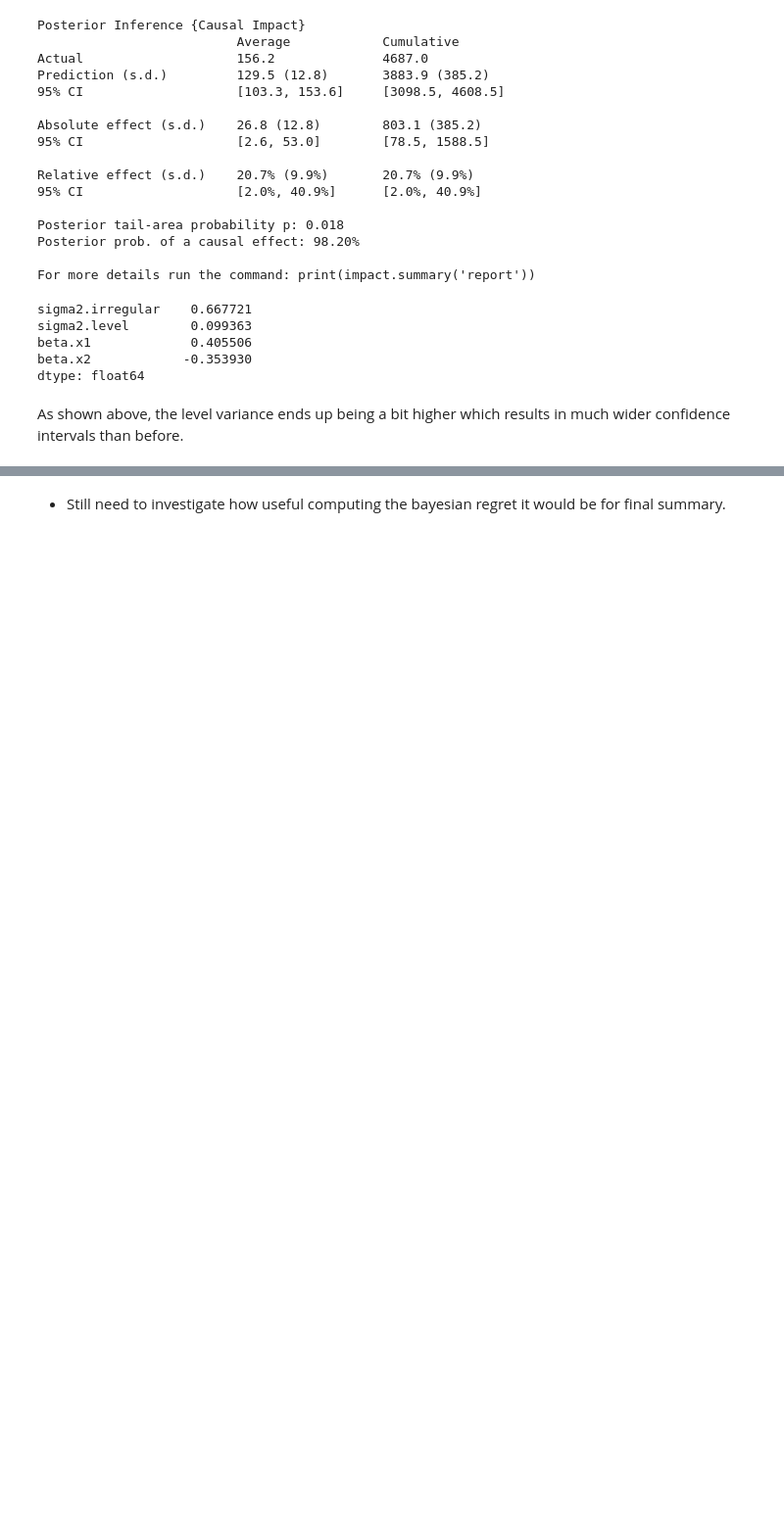
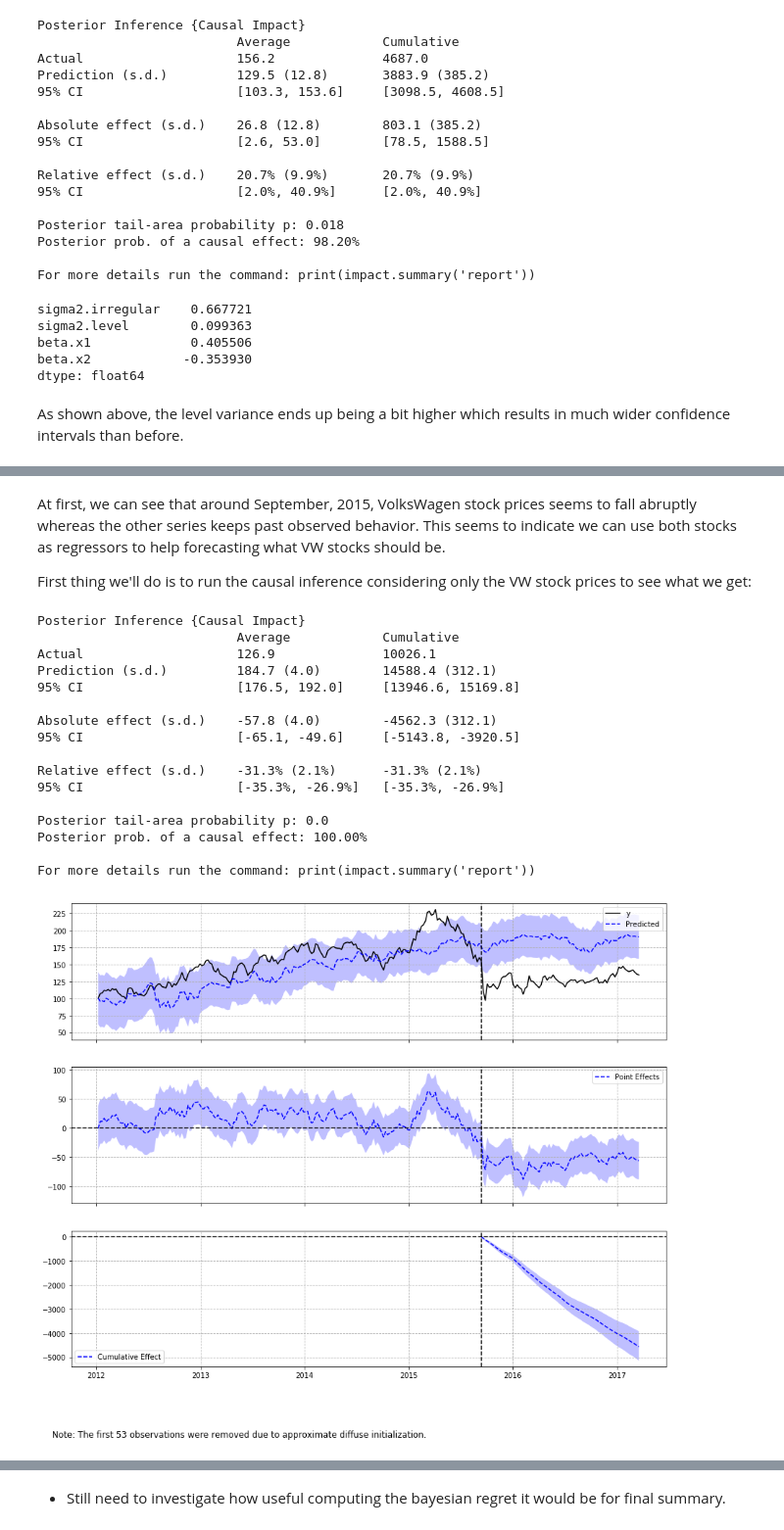
Before and after one commit to rikayi/causalimpact, a Jupyter notebook: examples/getting_started.ipynb, the cells around one changed output, grey strips where cells are left out. Shown at 98% size. Drawn from its saved outputs; the diff is of its cells as text; code cells hidden in the pictures; blank space fills up the shorter version.

```diff
--- a/examples/getting_started.ipynb
+++ b/examples/getting_started.ipynb
@@ -468,0 +482,30 @@ As shown above, the level variance ends up being a bit higher which results in m
+# %% [markdown]
+At first, we can see that around September, 2015, VolksWagen stock prices seems to fall abruptly whereas the other series keeps past observed behavior. This seems to indicate we can use both stocks as regressors to help forecasting what VW stocks should be.
+
+First thing we'll do is to run the causal inference considering only the VW stock prices to see what we get:
+# %%
+pre_period = [np.min(data.index.values), "2015-09-13"]
+post_period = ["2015-09-20", np.max(data.index.values)]
+
+ci = CausalImpact(data.iloc[:, 0], pre_period, post_period, nseasons=[{'period': 52}])
+
+print(ci.summary())
+ci.plot()
+# %% [output]
+Posterior Inference {Causal Impact}
+                          Average            Cumulative
+Actual                    126.9              10026.1
+Prediction (s.d.)         184.7 (4.0)        14588.4 (312.1)
+95% CI                    [176.5, 192.0]     [13946.6, 15169.8]
+
+Absolute effect (s.d.)    -57.8 (4.0)        -4562.3 (312.1)
+95% CI                    [-65.1, -49.6]     [-5143.8, -3920.5]
+
+Relative effect (s.d.)    -31.3% (2.1%)      -31.3% (2.1%)
+95% CI                    [-35.3%, -26.9%]   [-35.3%, -26.9%]
+
+Posterior tail-area probability p: 0.0
+Posterior prob. of a causal effect: 100.00%
+
+For more details run the command: print(impact.summary('report'))
+[figure, added]
```
Also changed, not shown: parts of 18 cells of this notebook, 9 other files.
